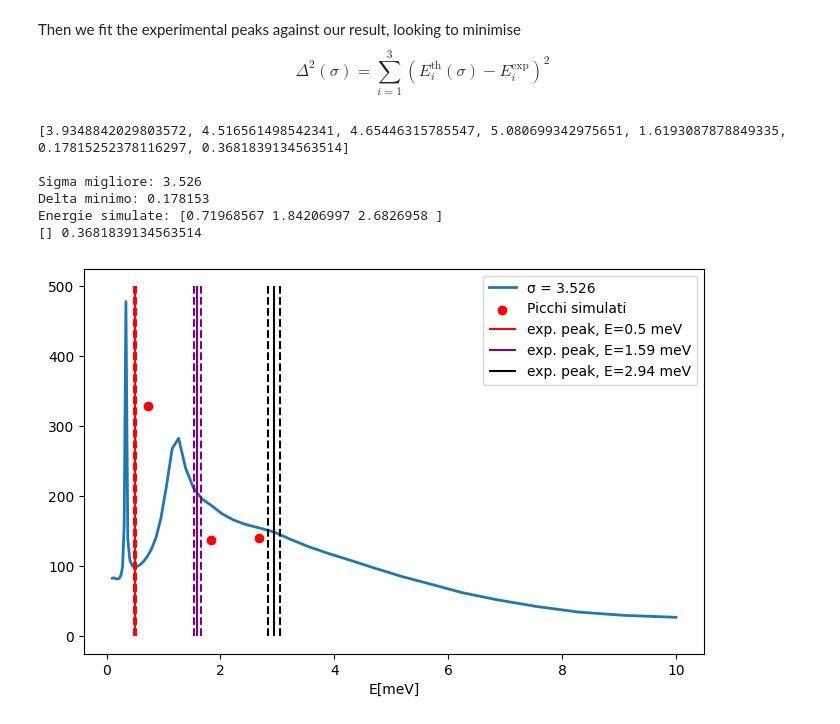
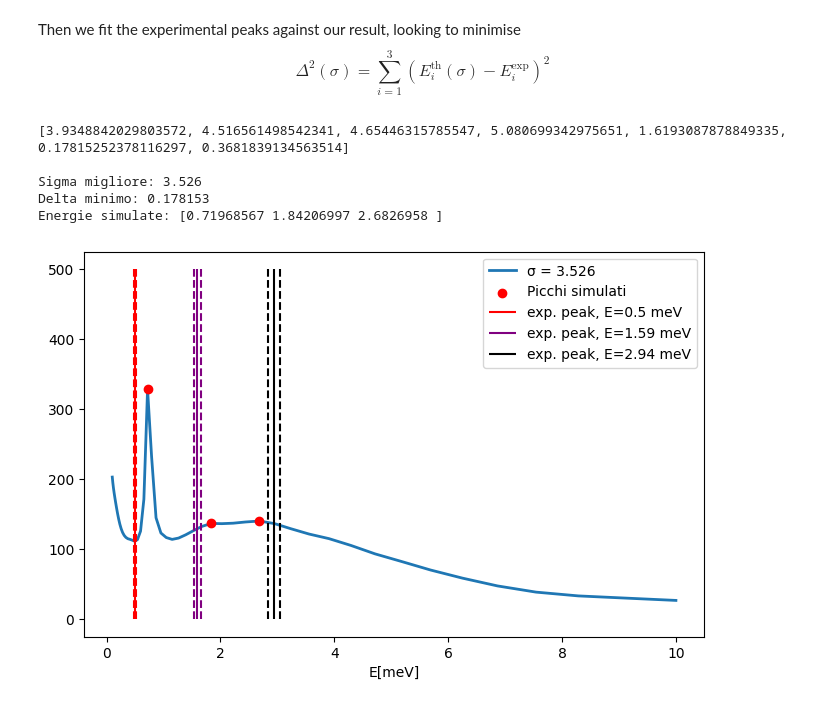
Before and after one commit to marcobeIIa/computational_physics, a Jupyter notebook: Lusvardi_Bella_Parolini_H_Kr_scattering.ipynb, the cells around one changed output. Saved outputs shown, nothing was run; the diff lists cells and outputs as text; code cells hidden in the pictures.

```diff
--- a/Lusvardi_Bella_Parolini_H_Kr_scattering.ipynb
+++ b/Lusvardi_Bella_Parolini_H_Kr_scattering.ipynb
@@ -401,7 +401,7 @@ l = 9
 #Evec = [round(z,3) for z in np.arange(0.0,3.6,energy_step)]
 #Evec[0] = Evec[1]/10
 #lvec=[z for z in range(0,l,1)]
-Evec = np.logspace(-1,1, num=50)
+Evec = np.linspace(0.1,12, num=200)
 lvec=[z for z in range(0,l,1)]
 
 rep=1
@@ -544,7 +544,7 @@ No artists with labels found to put in legend.  Note that artists whose label st
 # %% [markdown]
 Thus we skim off the cases where the cross section does not have 3 peaks. We introduce an array of values of $\sigma$ (sigma_test), compute the total cross section as a function of energy (on the usual energy grid Evec)
 # %%
-sigma_test=np.linspace(3,4,20)
+sigma_test=np.linspace(3,4,500)
 
 SHIFTS_TEST = np.zeros((len(lvec), len(Evec)))
 
@@ -609,6 +609,8 @@ Then we fit the experimental peaks against our result, looking to minimise
 \end{equation}
 # %%
 E_peaks_exp = [0.502, 1.589, 2.941] #Position of the experimental peaks in meV
+E_exp = [0.50,1.59,2.94] #meV
+E_exp_err = [0.02,0.06,0.1] #meV
 
 DELTA=[]
 
@@ -628,34 +630,35 @@ print(f"Delta minimo: {DELTA[best_index]:.6f}")
 print("Energie simulate:", best_result['energies'])
 
 
 
 best_sigma = peaks_results[best_index]['sigma']
-best_cross_section = CROSS[best_index]  # è un array 1D di stessa lunghezza di Evec
+#best_cross_section = CROSS[best_index]  # è un array 1D di stessa lunghezza di Evec
 
-print(peak,delta)
+j = np.argmin(np.abs(sigma_test - best_sigma))
+best_cross_section = CROSS[j]
+
 # Plot
 ax.set_title(r'Total cross section$')
 plt.figure(figsize=(8,5))
 plt.plot(Evec, best_cross_section, label=f"σ = {best_sigma:.3f}", linewidth=2)
 plt.scatter(peaks_results[best_index]['energies'], peaks_results[best_index]['cross_sections'],
             color='red', zorder=5, label='Picchi simulati')
 plt.xlabel('E[meV]')
 plt.vlines(E_exp[0],0,500, color='red', label=f'exp. peak, E={E_exp[0]} meV')
 plt.vlines(E_exp[0]+E_exp_err[0],0,500, color='red',linestyle='--')
 plt.vlines(E_exp[0]-E_exp_err[0],0,500, color='red',linestyle='--')
 plt.vlines(E_exp[1],0,500, color='purple', label=f'exp. peak, E={E_exp[1]} meV')
 plt.vlines(E_exp[1]+E_exp_err[1],0,500, color='purple',linestyle='--')
 plt.vlines(E_exp[1]-E_exp_err[1],0,500, color='purple',linestyle='--')
 plt.vlines(E_exp[2],0,500, color='black', label=f'exp. peak, E={E_exp[2]} meV')
 plt.vlines(E_exp[2]+E_exp_err[2],0,500, color='black',linestyle='--')
 plt.vlines(E_exp[2]-E_exp_err[2],0,500, color='black',linestyle='--')
 plt.legend()
 plt.show()
 # %% [output]
 [3.9348842029803572, 4.516561498542341, 4.65446315785547, 5.080699342975651, 1.6193087878849335, 0.17815252378116297, 0.3681839134563514]
 
 Sigma migliore: 3.526
 Delta minimo: 0.178153
 Energie simulate: [0.71968567 1.84206997 2.6826958 ]
-[] 0.3681839134563514
-[figure, old version]
+[figure, new version]
```
Also changed, not shown: parts of 5 cells of this notebook.
